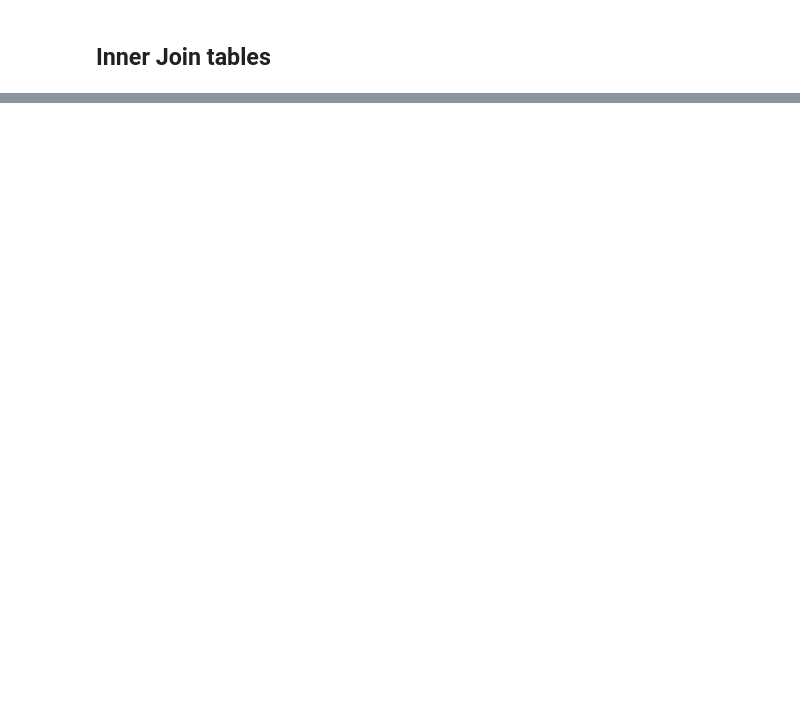
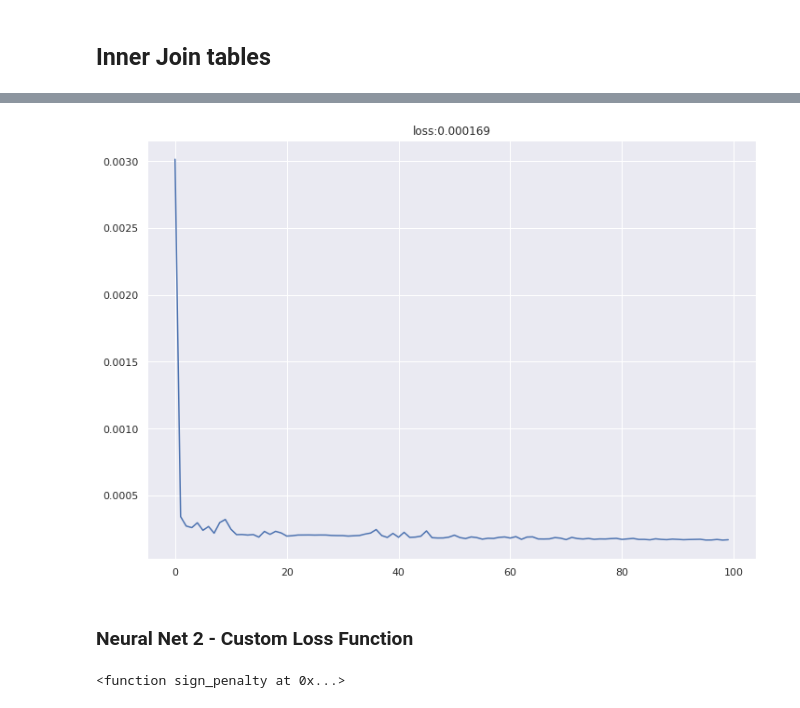
Before and after one commit to dieko95/AlgoTrading, a Jupyter notebook: AlgoTrading.ipynb, the cells around one changed output, grey strips where cells are left out. Drawn from its saved outputs; the diff is of its cells as text; code cells hidden in the pictures; blank space fills up the shorter version.

```diff
--- a/AlgoTrading.ipynb
+++ b/AlgoTrading.ipynb
@@ -258,0 +562,10 @@ finalDf.head()
+# %%
+from sklearn.preprocessing import scale
+
+# Remove unimportant features (weekdays)
+train_features = train_features.iloc[:, :-4]
+test_features = test_features.iloc[:, :-4]
+
+# Standardize the train and test features
+scaled_train_features = scale(train_features)
+scaled_test_features = scale(test_features)
@@ -258,0 +634,31 @@ finalDf.head()
+# %%
+import seaborn as sns
+sns.set()
+
+# Plot the losses from the fit
+plt.plot(history.history['loss'])
+
+# Use the last loss as the title
+plt.title('loss:' + str(round(history.history['loss'][-1], 6)))
+plt.show()
+# %% [output]
+[figure, added]
+# %% [markdown]
+### Neural Net 2 - Custom Loss Function
+# %%
+import keras.losses
+import tensorflow as tf
+
+# Create loss function
+def sign_penalty(y_true, y_pred):
+    penalty = 100.
+    loss = tf.where(tf.less(y_true * y_pred, 0), \
+                     penalty * tf.square(y_true - y_pred), \
+                     tf.square(y_true - y_pred))
+
+    return tf.reduce_mean(loss, axis=-1)
+
+keras.losses.sign_penalty = sign_penalty  # enable use of loss with keras
+print(keras.losses.sign_penalty)
+# %% [output]
+<function sign_penalty at 0x...>
```
Also changed, not shown: parts of 78 cells of this notebook.
